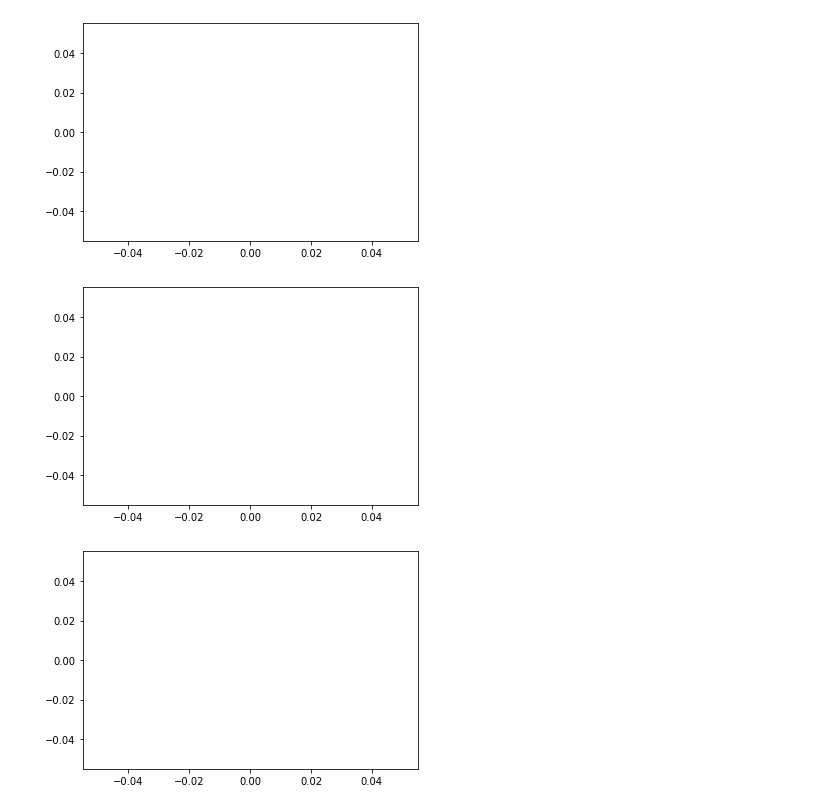
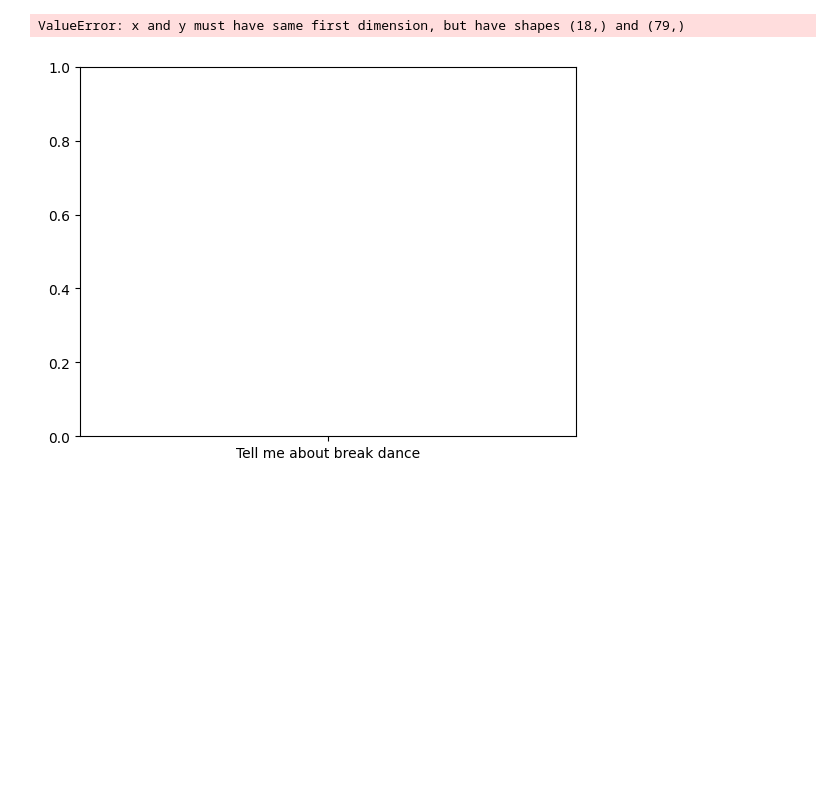
Before and after one commit to amachwe/rag_test, a Jupyter notebook: run_analysis.ipynb, the cells around one changed output. Drawn from its saved outputs; the diff is of its cells as text; code cells hidden in the pictures; blank space fills up the shorter version.

```diff
--- a/run_analysis.ipynb
+++ b/run_analysis.ipynb
@@ -20,41 +120,31 @@ plt.show()
 # %%
-queries = set(df["Query"])
+queries = list(set(df["Query"]))
 score = []
 hits = []
 rag_score = []
 rag_hits = []
 rag_ctoq = []
 ctoq = []
 for q in queries:
     rows = df[df["Query"]==q]
 
     rag_rows = rows[rows["RAG"] == "RAG"]
     non_rag_rows = rows[rows["RAG"] != "RAG"]
 
+    rag_score.extend(rag_rows["Similarity"])
+    rag_hits.extend(rag_rows["VecHits"])
 
+    score.extend(non_rag_rows["Similarity"])
+    hits.extend(non_rag_rows["VecHits"])
 
-    # for r in rag_rows.iloc:
-    #     rag_ctoq.append(r["Completion"])
-
-    # for r in non_rag_rows.iloc:
-    #     ctoq.append(r["Completion"])
-
-    # rag_score.extend(rag_rows["Similarity"])
-    # rag_hits.extend(rag_rows["VecHits"])
-
-    # score.extend(non_rag_rows["Similarity"])
-    # hits.extend(non_rag_rows["VecHits"])
-
-plt.plot(rag_hits, rag_score, ".")
+#plt.plot(rag_hits, rag_score, ".")
+#plt.plot(hits,score, ".")
+plt.plot(queries,rag_hits)
 plt.show()
 
-plt.plot(rag_ctoq,rag_score, ".")
-plt.plot(ctoq,score, ".")
+plt.boxplot(rag_score)
+print(np.max(rag_score), np.min(rag_score))
 plt.show()
-
-plt.plot(rag_hits,rag_ctoq, ".")
-plt.show()
 # %% [output]
+ValueError: x and y must have same first dimension, but have shapes (18,) and (79,)
-[figure, old version]
+[figure, new version]
-[figure, removed]
-[figure, removed]
```
Also changed, not shown: parts of 4 cells of this notebook, 6 other files.
